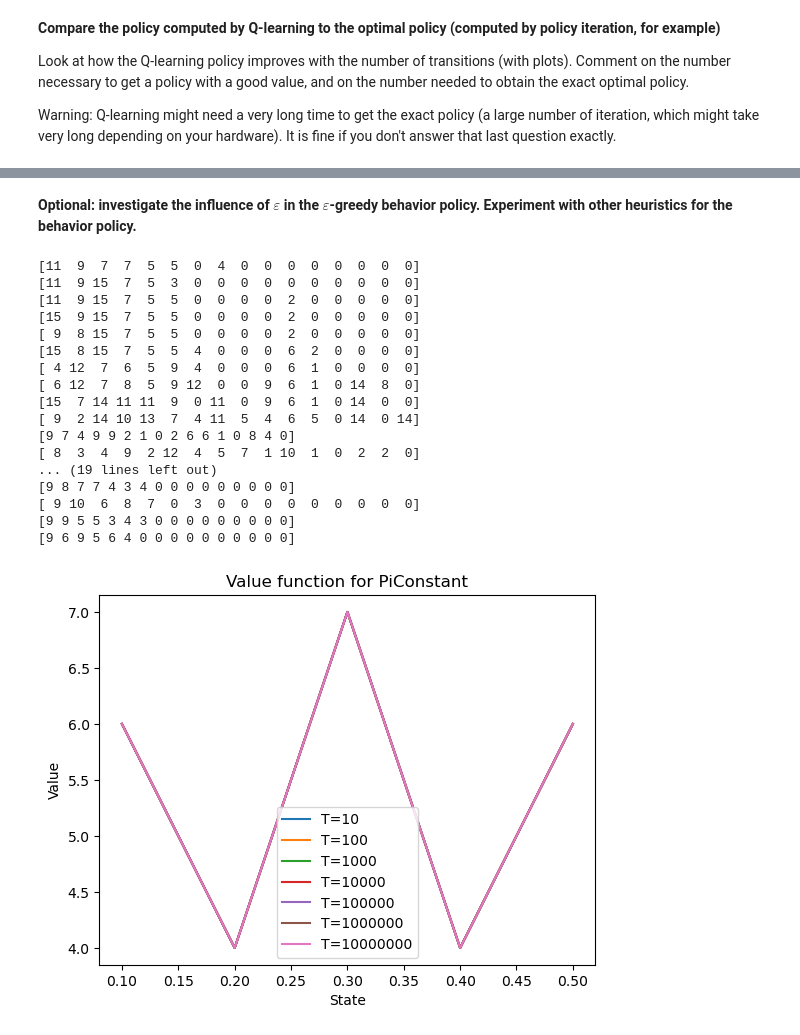
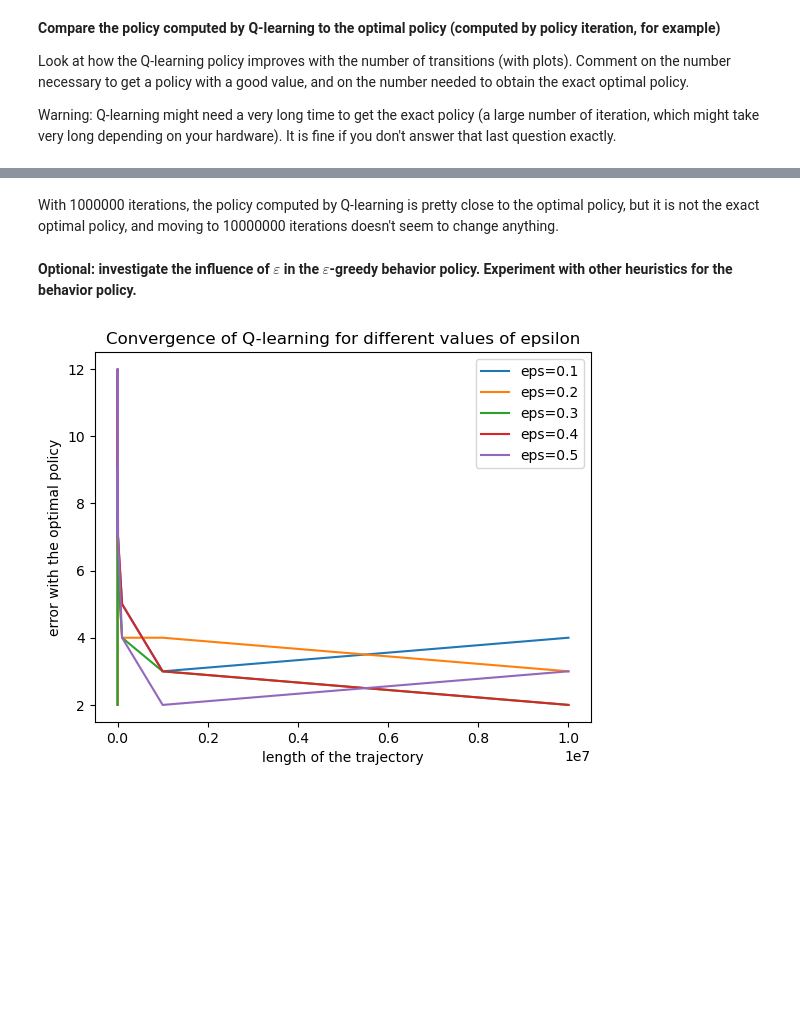
Before and after one commit to benech17/Reinforcement-Learning-SDIA, a Jupyter notebook: TP2/TD0_QLearning.ipynb, the cells around one changed output, grey strips where cells are left out. Drawn from its saved outputs; the diff is of its cells as text; code cells hidden in the pictures; blank space fills up the shorter version.

```diff
--- a/TP2/TD0_QLearning.ipynb
+++ b/TP2/TD0_QLearning.ipynb
@@ -652,42 +670,27 @@ plt.show()
+# %% [markdown]
+With 1000000 iterations, the policy computed by Q-learning is pretty close to the optimal policy, but it is not the exact optimal policy, and moving to 10000000 iterations doesn't seem to change anything.
 # %% [markdown]
 **Optional: investigate the influence of $\varepsilon$ in the $\varepsilon$-greedy behavior policy. Experiment with other heuristics for the behavior policy.**
 # %%
 eps=[0.1,0.2,0.3,0.4,0.5]
 q_list=[]
 pi_list=[]
 for t in T_list:
     for e in eps:
         q,pi=q_learning(t,q0,e)
         q_list.append(q)
         pi_list.append(pi)
 
 z=[np.linalg.norm(pi_list[i]-Pi_IP,ord=np.inf) for i in range(len(T_list)*len(eps))]
 
 for e in range(len(eps)):
     z2=[z[i*len(eps)+e] for i in range(len(T_list))]
     plt.plot(T_list,z2,label="eps="+str(eps[e]))
-plt.xlabel("State")
-plt.ylabel("Value")
-plt.title("Value function for PiConstant")
+plt.xlabel("length of the trajectory")
+plt.ylabel("error with the optimal policy")
+plt.title("Convergence of Q-learning for different values of epsilon")
 plt.legend()
 
 plt.show()
 # %% [output]
-[11  9  7  7  5  5  0  4  0  0  0  0  0  0  0  0]
-[11  9 15  7  5  3  0  0  0  0  0  0  0  0  0  0]
-[11  9 15  7  5  5  0  0  0  0  2  0  0  0  0  0]
-[15  9 15  7  5  5  0  0  0  0  2  0  0  0  0  0]
-[ 9  8 15  7  5  5  0  0  0  0  2  0  0  0  0  0]
-[15  8 15  7  5  5  4  0  0  0  6  2  0  0  0  0]
-[ 4 12  7  6  5  9  4  0  0  0  6  1  0  0  0  0]
-[ 6 12  7  8  5  9 12  0  0  9  6  1  0 14  8  0]
-[15  7 14 11 11  9  0 11  0  9  6  1  0 14  0  0]
-[ 9  2 14 10 13  7  4 11  5  4  6  5  0 14  0 14]
-[9 7 4 9 9 2 1 0 2 6 6 1 0 8 4 0]
-[ 8  3  4  9  2 12  4  5  7  1 10  1  0  2  2  0]
-... (19 lines left out)
-[9 8 7 7 4 3 4 0 0 0 0 0 0 0 0 0]
-[ 9 10  6  8  7  0  3  0  0  0  0  0  0  0  0  0]
-[9 9 5 5 3 4 3 0 0 0 0 0 0 0 0 0]
-[9 6 9 5 6 4 0 0 0 0 0 0 0 0 0 0]
-[figure, old version]
+[figure, new version]
```
Also changed, not shown: parts of 22 cells of this notebook.
